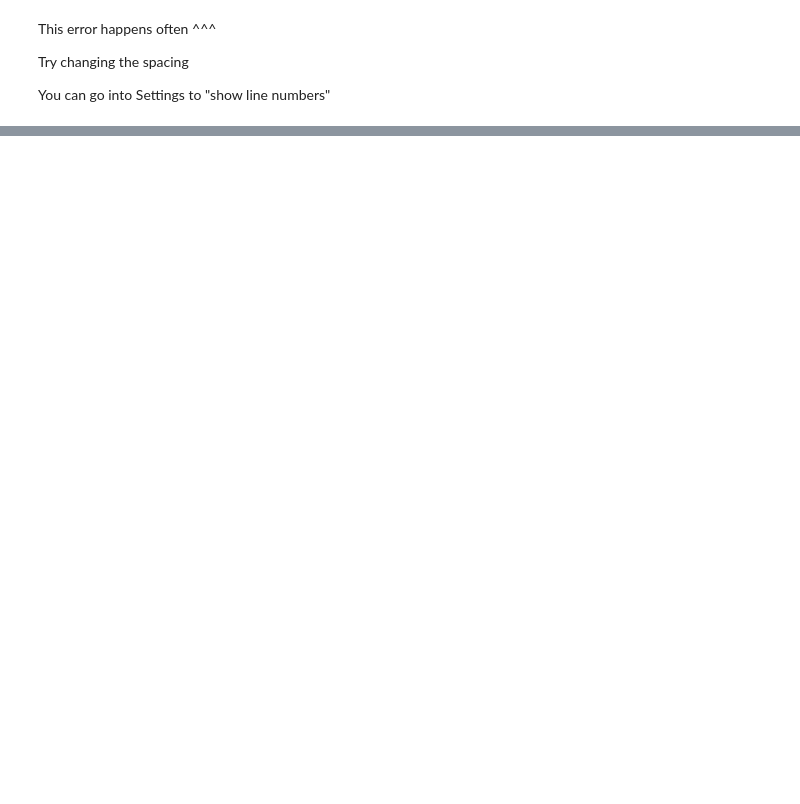
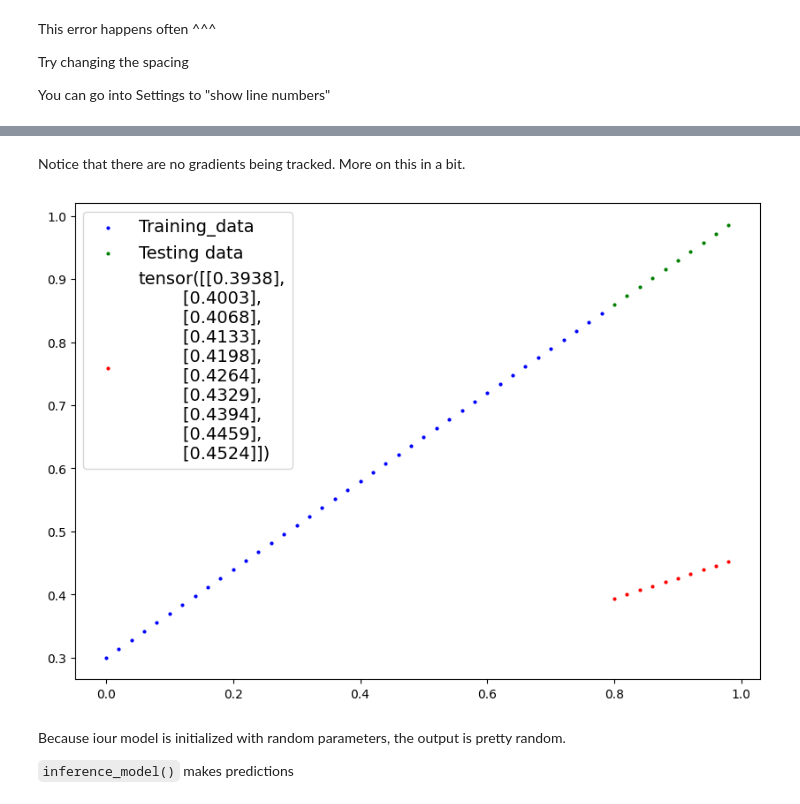
Before and after one commit to nbeaudoin/PyTorch-marathon, a Jupyter notebook: PyTorch_workflow.ipynb, the cells around one changed output, grey strips where cells are left out. Cells and saved outputs as stored; diff of their text form; code cells hidden in the pictures; blank space fills up the shorter version.

```diff
--- a/PyTorch_workflow.ipynb
+++ b/PyTorch_workflow.ipynb
@@ -280,0 +292,10 @@ tensor([[0.4208],
+# %% [markdown]
+Notice that there are no gradients being tracked. More on this in a bit.
+# %%
+plot_predictions(predictions=y_preds)
+# %% [output]
+[figure, added]
+# %% [markdown]
+Because iour model is initialized with random parameters, the output is pretty random.
+
+`inference_model()` makes predictions
```
Also changed, not shown: parts of 15 cells of this notebook.
